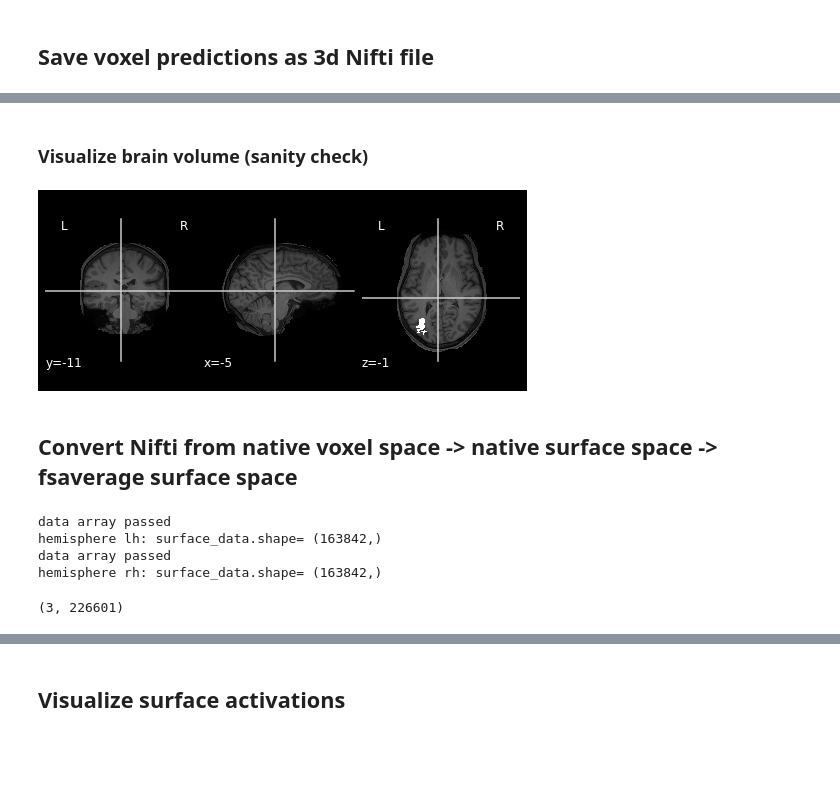
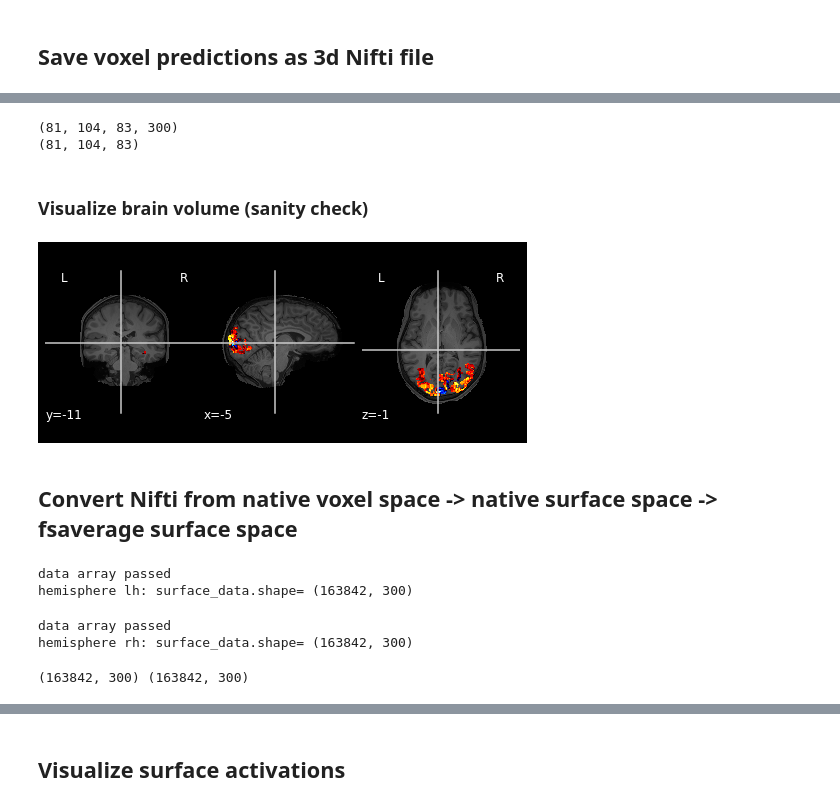
Before and after one commit to MedARC-AI/fMRI-Algonauts-Challenge-2023, a Jupyter notebook: algonauts.ipynb, the cells around one changed output, grey strips where cells are left out. Cells and saved outputs as stored; diff of their text form; code cells hidden in the pictures; blank space fills up the shorter version.

```diff
--- a/algonauts.ipynb
+++ b/algonauts.ipynb
@@ -40,7 +40,11 @@ The '/fsx' directory refers to a directory housed on the Stability HPC. You will
 # %%
 # Preprocessing for images
 transform = transforms.Compose([
-    transforms.Normalize([0.485, 0.456, 0.406], [0.229, 0.224, 0.225]) # alexnet requirement
+    transforms.Resize(224),
+#     transforms.Resize(256),
+#     transforms.CenterCrop(224),
+#     transforms.ToTensor(),
+    transforms.Normalize(mean=[0.485, 0.456, 0.406], std=[0.229, 0.224, 0.225]),
 ])
 
 def preprocess(sample):
@@ -228,7 +265,7 @@ def extract_features(feature_extractor, dataloader, pca):
     fmri = torch.tensor([])
     for _, (voxel, img) in enumerate(tqdm(dataloader)):
         # Extract features
-        ft = feature_extractor(img)
+        ft = feature_extractor(img.to(device))
         # Flatten the features
         ft = torch.hstack([torch.flatten(l, start_dim=1) for l in ft.values()])
         # Apply PCA transform
@@ -451,13 +476,45 @@ EBA
+# %%
+# convert fMRI predictions on validation set
+from nilearn.image import load_img, new_img_like
+# temp_s3_dir = '/fsx/proj-medarc/fmri/natural-scenes-dataset/temp_s3'
+temp_s3_dir = '/scratch/gpfs/KNORMAN/natural-scenes-dataset'
+
+
+pred = np.copy(fmri_val_pred)
+mask = np.copy(nsd_mask)
+mask = np.tile(mask, (pred.shape[0],1,1,1))
+data_to_convert = np.zeros_like(mask, dtype=pred.dtype)
+data_to_convert[:,nsd_mask==True]=pred
+# %%
+data_to_convert = np.array(data_to_convert).astype(np.float32)
+data_to_convert = np.moveaxis(data_to_convert,0,-1)
+
+out_niimg_path = 'out.nii.gz'
+avg_out_niimg_path = 'avg_out.nii.gz'
+
+ref_niimg = load_img(f'{temp_s3_dir}/nsddata_betas/ppdata/subj{subject}/func1pt8mm/betas_fithrf_GLMdenoise_RR/R2_session01.nii.gz')
+assert ref_niimg.get_fdata().shape == data_to_convert.shape[:3]
+
+out_niimg = new_img_like(ref_niimg, data_to_convert, affine=None, copy_header=True)
+out_niimg.to_filename(out_niimg_path)
+print(out_niimg.shape)
+
+# also output a nifti volume averaging across the first dimension
+avg_out_niimg = new_img_like(ref_niimg, np.mean(data_to_convert,axis=3), affine=None, copy_header=True)
+avg_out_niimg.to_filename(avg_out_niimg_path)
+print(avg_out_niimg.shape)
+# %% [output]
+(81, 104, 83, 300)
+(81, 104, 83)
 # %% [markdown]
 ### Visualize brain volume (sanity check)
 # %%
 from nilearn import plotting
 anat = load_img(f'{temp_s3_dir}/nsddata/ppdata/subj01/anat/T1_0pt8_masked.nii.gz')
-# plotting.plot_anat(anat).add_overlay(avg_out_niimg,cmap=plotting.cm.cold_hot,clim=[-3,3])
-plotting.plot_anat(anat).add_overlay(out_niimg,cmap=plotting.cm.cold_hot,clim=[-3,3])
+plotting.plot_anat(anat).add_overlay(avg_out_niimg,cmap=plotting.cm.cold_hot,clim=[-3,3])
 # plotting.view_img(avg_out_niimg,bg_img=anat)
 # %% [output]
-[figure, old version]
+[figure, new version]
 # %% [markdown]
 ## Convert Nifti from native voxel space -> native surface space -> fsaverage surface space
 # %%
@@ -498,21 +555,23 @@ for hemisphere in ['lh','rh']:
         badval=0,
         fsdir=f'{temp_s3_dir}/nsddata/freesurfer/subj01')
     if hemisphere=='lh':
-        lh_surface_data = surface_data
+        lh_fmri_val_pred = surface_data
     elif hemisphere=='rh':
-        rh_surface_data = surface_data
+        rh_fmri_val_pred = surface_data
     print(f"hemisphere {hemisphere}: surface_data.shape=", surface_data.shape)
 
-lh_surface_data = lh_surface_data.astype(np.float32)
-rh_surface_data = rh_surface_data.astype(np.float32)
 
-assert not np.all(lh_surface_data == rh_surface_data)
+
+lh_fmri_val_pred = lh_fmri_val_pred.astype(np.float32)
+rh_fmri_val_pred = rh_fmri_val_pred.astype(np.float32)
+
+assert not np.all(lh_fmri_val_pred == rh_fmri_val_pred)
 # %% [output]
 data array passed
-hemisphere lh: surface_data.shape= (163842,)
-data array passed
-hemisphere rh: surface_data.shape= (163842,)
+hemisphere lh: surface_data.shape= (163842, 300)
+data array passed
+hemisphere rh: surface_data.shape= (163842, 300)
 # %%
-print(data.shape)
+print(lh_fmri_val_pred.shape, rh_fmri_val_pred.shape)
 # %% [output]
-(3, 226601)
+(163842, 300) (163842, 300)
```
Also changed, not shown: parts of 25 cells of this notebook.
